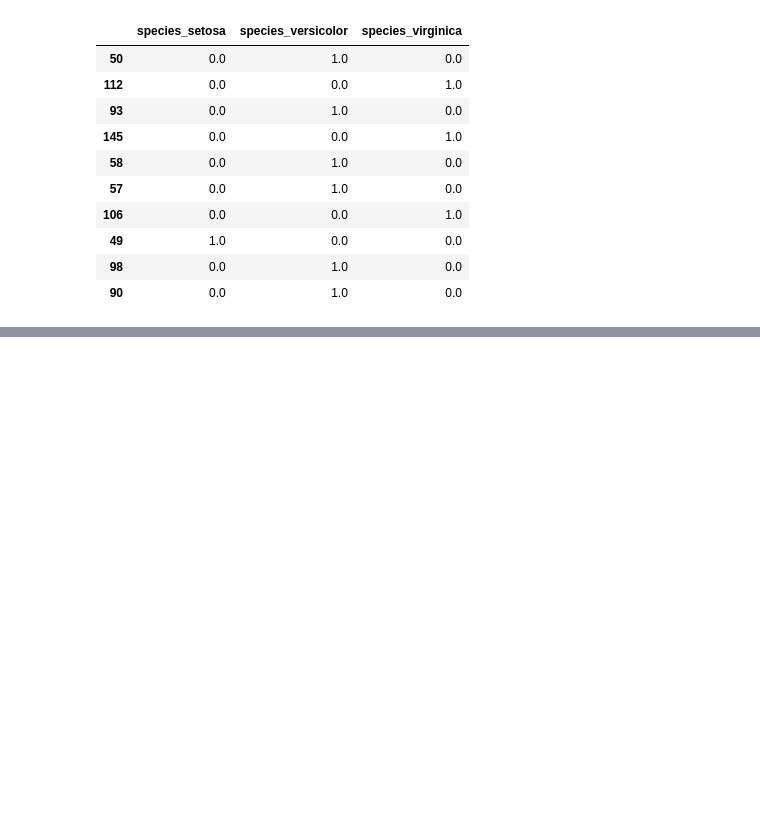
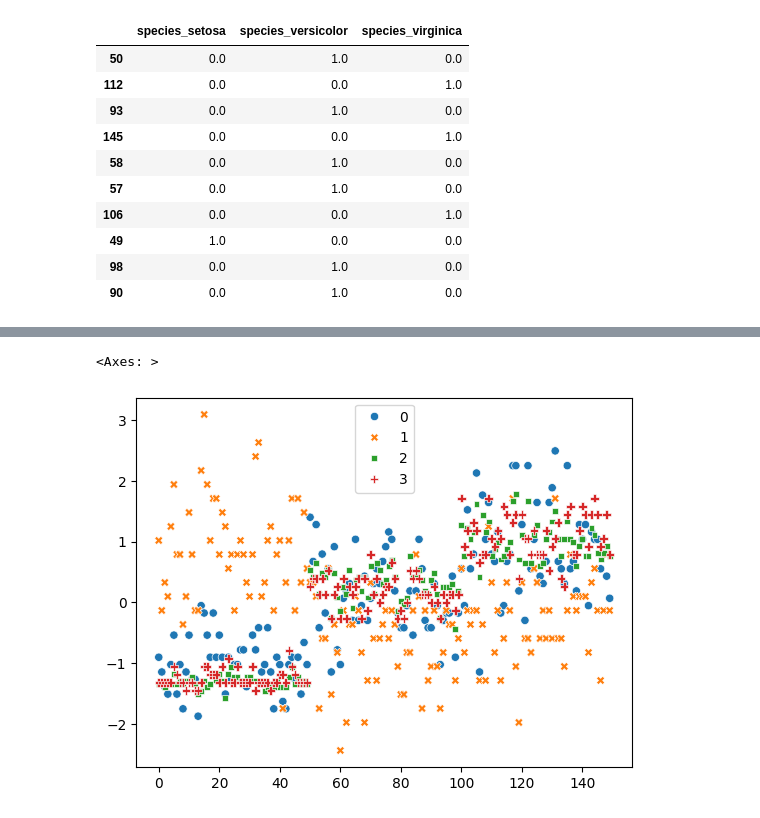
Before and after one commit to malik09-teach/ML-BASICS-PROJECTS-, a Jupyter notebook: feature engineering/scaling.ipynb, the cells around one changed output, grey strips where cells are left out. Cells and saved outputs as stored; diff of their text form; code cells hidden in the pictures; blank space fills up the shorter version.

```diff
--- a/feature engineering/scaling.ipynb
+++ b/feature engineering/scaling.ipynb
@@ -76,0 +103,5 @@ X_scaled=
+# %%
+sns.scatterplot(X_scaled)
+# %% [output]
+<Axes: >
+[figure, added]
```
Also changed, not shown: parts of 4 cells of this notebook.
